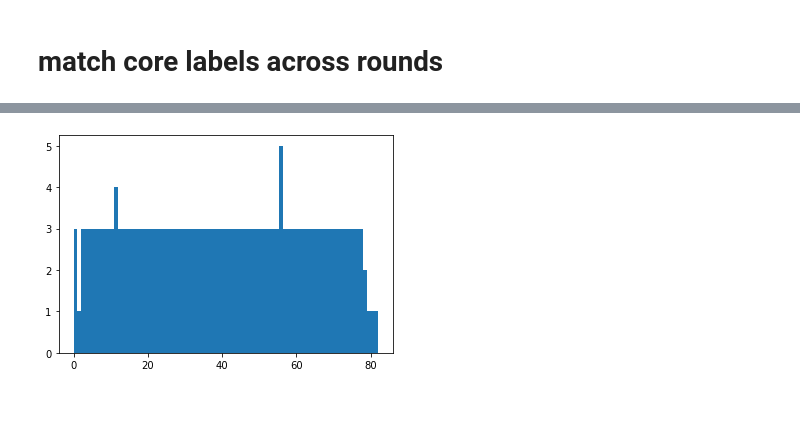
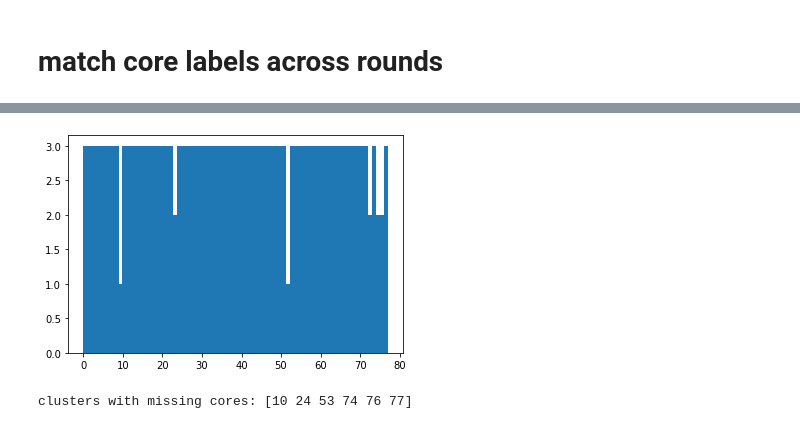
Before and after one commit to nathanieljevans/cyclicIF_registration, a Jupyter notebook: tutorial.ipynb, the cells around one changed output, grey strips where cells are left out. Saved outputs shown, nothing was run; the diff lists cells and outputs as text; code cells hidden in the pictures.

```diff
--- a/tutorial.ipynb
+++ b/tutorial.ipynb
@@ -192,15 +189,0 @@ plotting centers:  R1_H3K27me3.CCNB1.CCND1.Ki67_S3_2020_01_22__13485-Scene-1_c1_
-# %%
-# number of labels in R0_dapi - use this for the # of clusters (k)
-k = R0_dapi_stats.shape[0]
-
-feats = ['center_x', 'center_y', 'width', 'height']
-
-X = res[feats].values
-
-# initial cluster seeds will be R0 centers
-seeds = R0_dapi_stats[feats].values
-
-clus = KMeans(n_clusters=k, init=seeds)
-_ = clus.fit( X )
-
-res = res.assign(cluster = clus.labels_)
@@ -207,7 +193,11 @@ res = res.assign(cluster = clus.labels_)
 # %%
 plt.figure()
 plt.hist(clus.labels_, bins=len(np.unique(clus.labels_)))
 plt.show()
+
+uniq, labels = np.unique(clus.labels_ + 1, return_counts=True)
+print('clusters with missing cores:', np.unique(uniq[labels < num_of_rounds]))
 # %% [output]
-[figure, old version]
+[figure, new version]
+clusters with missing cores: [10 24 53 74 76 77]
 # %%
```
Also changed, not shown: parts of 28 cells of this notebook, 20 other files.
